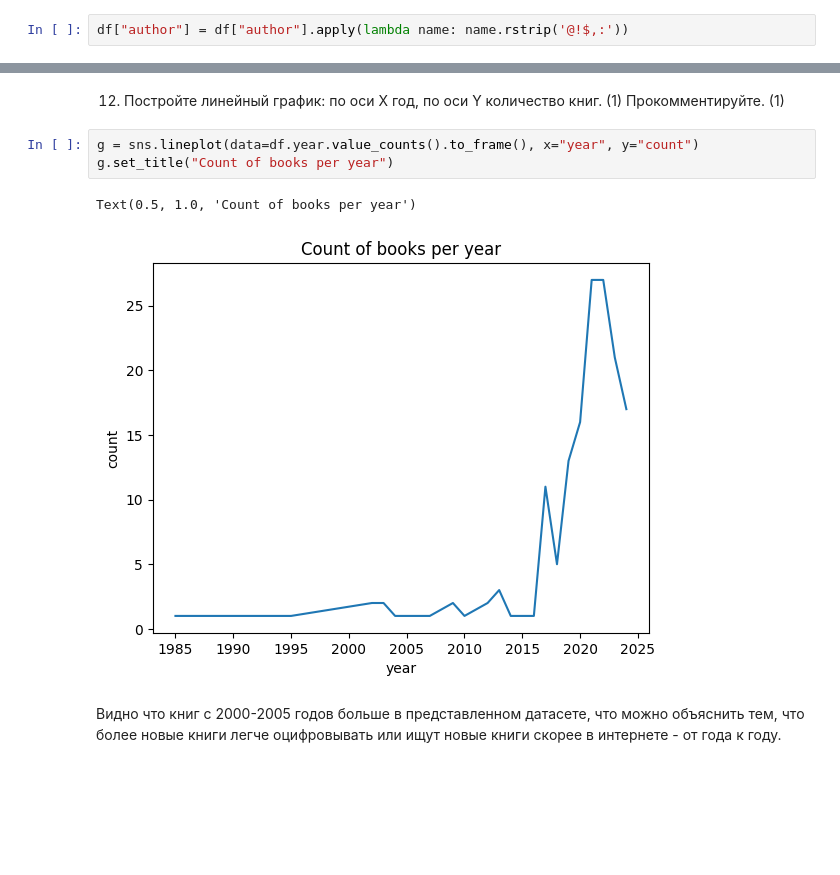
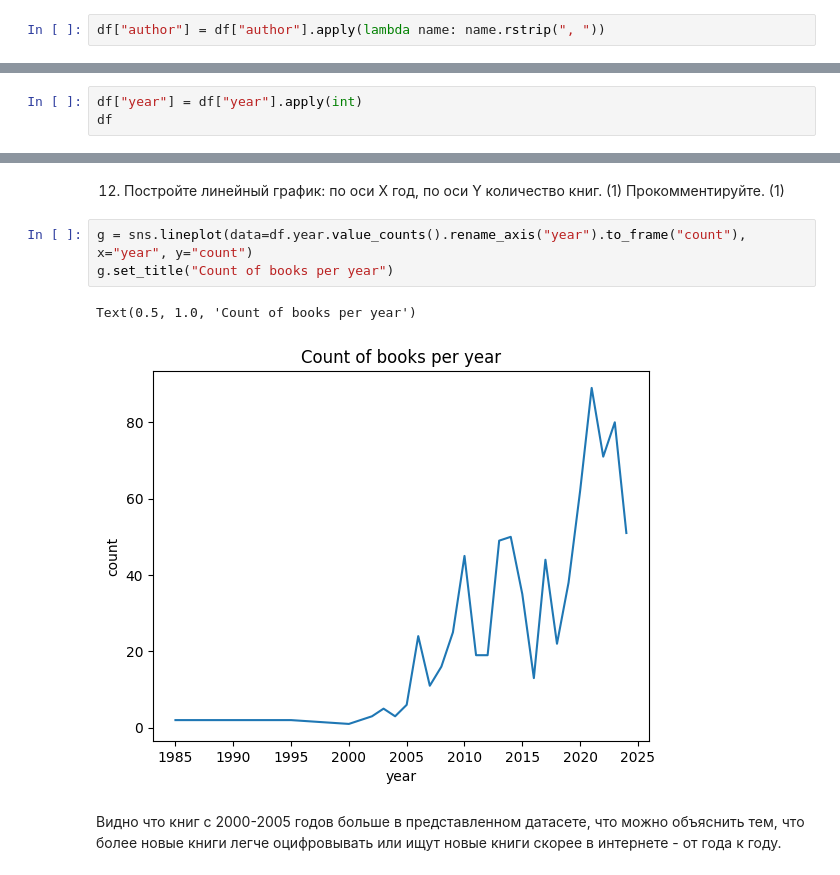
Before and after one commit to TheSeems/hse_ai_pre_contest_solutions, a Jupyter notebook: f/Ахундов_Распределительный_тест,_ИИ,_задача_6.ipynb, the cells around one changed output, grey strips where cells are left out. Drawn from its saved outputs; the diff is of its cells as text; blank space fills up the shorter version.

```diff
--- a/f/Ахундов_Распределительный_тест,_ИИ,_задача_6.ipynb
+++ b/f/Ахундов_Распределительный_тест,_ИИ,_задача_6.ipynb
@@ -460,6 +478,6 @@ df.isna().sum()
 dtype: int64
 # %%
-df["author"] = df["author"].apply(lambda name: name.rstrip('@!$,:'))
+df["author"] = df["author"].apply(lambda name: name.rstrip(", "))
 # %%
 df
 # %% [output]
@@ -496 +513,4 @@ df.dtypes
 dtype: object
+# %%
+df["year"] = df["year"].apply(int)
+df
@@ -649,11 +665,11 @@ Text(0.5, 1.0, 'Scatterplot pages_count/review_count')
 
 12. Постройте линейный график: по оси Х год, по оси Y количество книг. (1) Прокомментируйте. (1)
 # %%
-g = sns.lineplot(data=df.year.value_counts().to_frame(), x="year", y="count")
+g = sns.lineplot(data=df.year.value_counts().rename_axis("year").to_frame("count"), x="year", y="count")
 g.set_title("Count of books per year")
 # %% [output]
 Text(0.5, 1.0, 'Count of books per year')
-[figure, old version]
+[figure, new version]
 # %% [markdown]
 Видно что книг с 2000-2005 годов больше в представленном датасете, что можно объяснить тем, что более новые книги легче оцифровывать или ищут новые книги скорее в интернете - от года к году.
 # %% [markdown]
```
Also changed, not shown: parts of 29 cells of this notebook.
